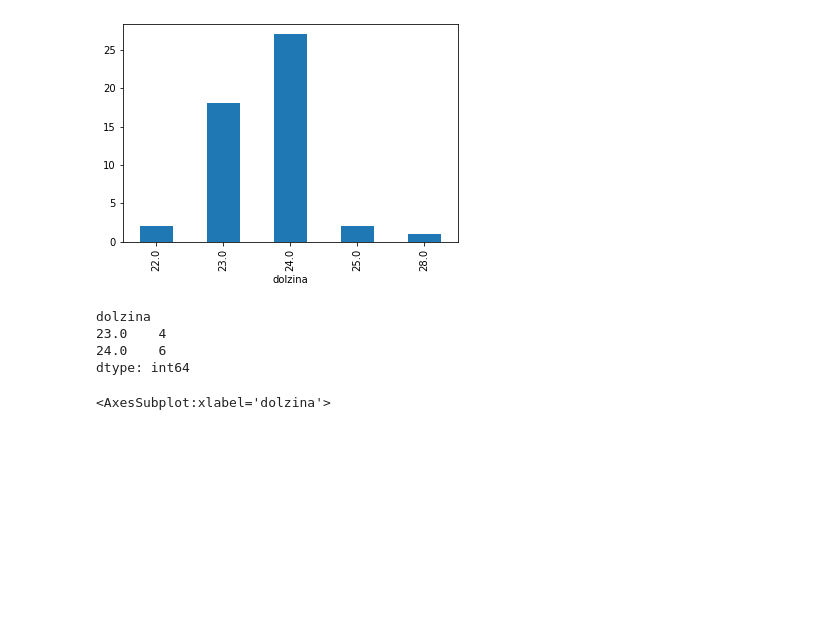
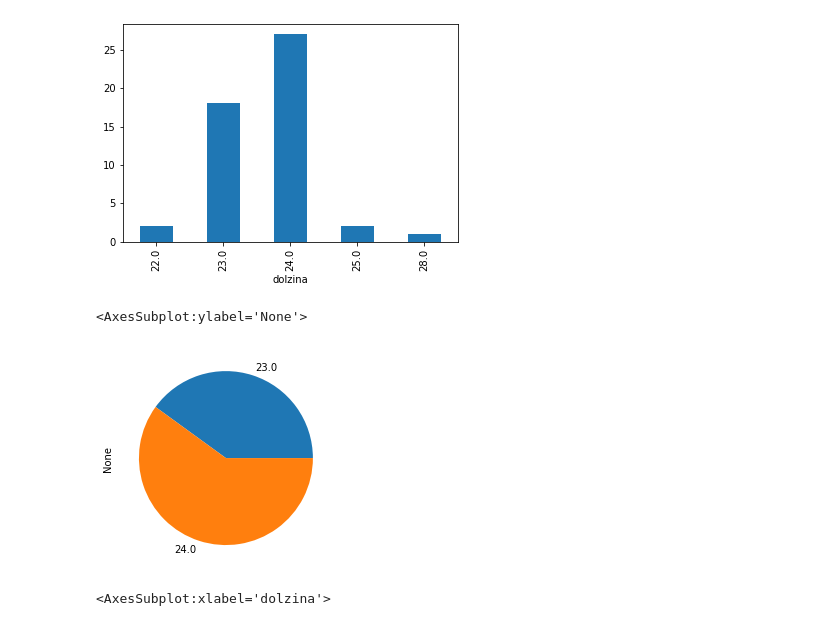
Before and after one commit to Teodora-Cvetkovic/Anime-filmi-in-serije, a Jupyter notebook: Anime_serije.ipynb, the cells around one changed output. Saved outputs shown, nothing was run; the diff lists cells and outputs as text; code cells hidden in the pictures; blank space fills up the shorter version.

```diff
--- a/Anime_serije.ipynb
+++ b/Anime_serije.ipynb
@@ -1544,12 +1595,10 @@ popularni.groupby('dolzina').size().plot.bar()
 <AxesSubplot:xlabel='dolzina'>
 [figure]
 # %%
-najbolj_popularni.groupby('dolzina').size()
+najbolj_popularni.groupby('dolzina').size().plot.pie()
 # %% [output]
-dolzina
-23.0    4
-24.0    6
-dtype: int64
+<AxesSubplot:ylabel='None'>
+[figure, added]
 # %%
 novi_dobri_animeji.groupby('dolzina').size().plot.bar()
 # %% [output]
```
Also changed, not shown: parts of 79 cells of this notebook, 1 other file.
